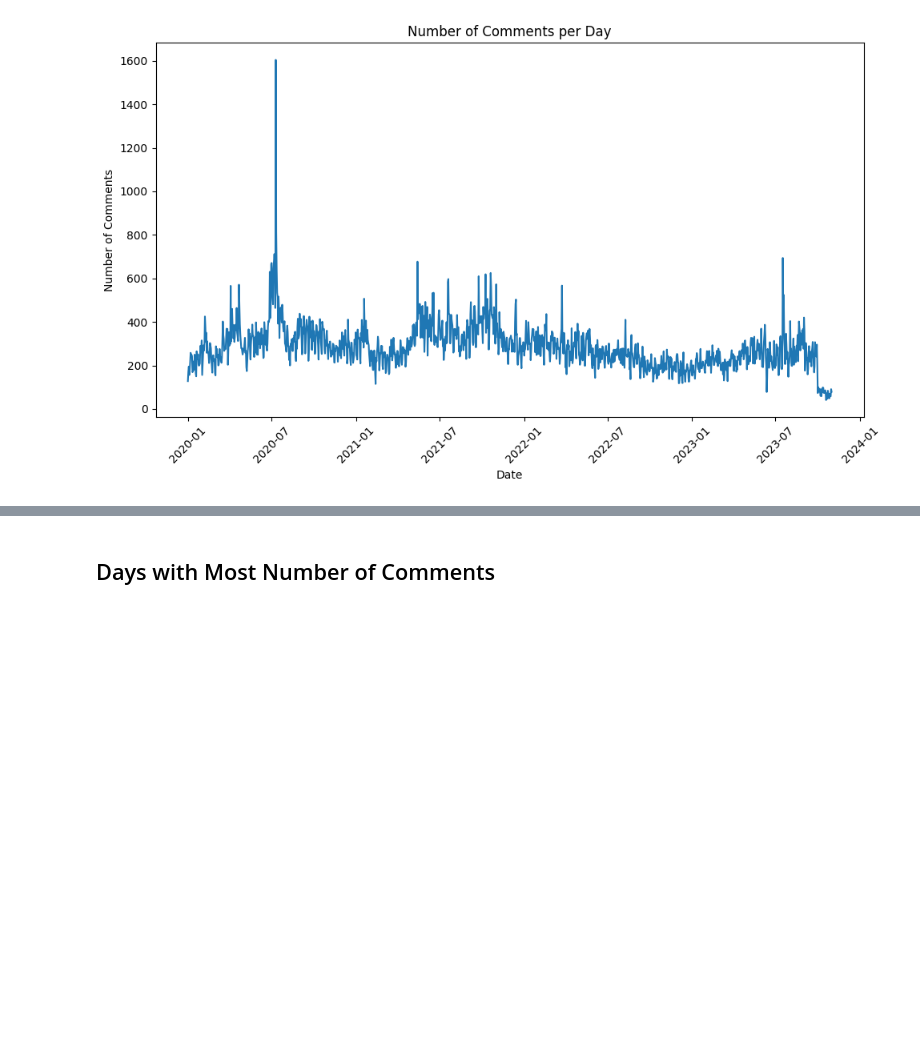
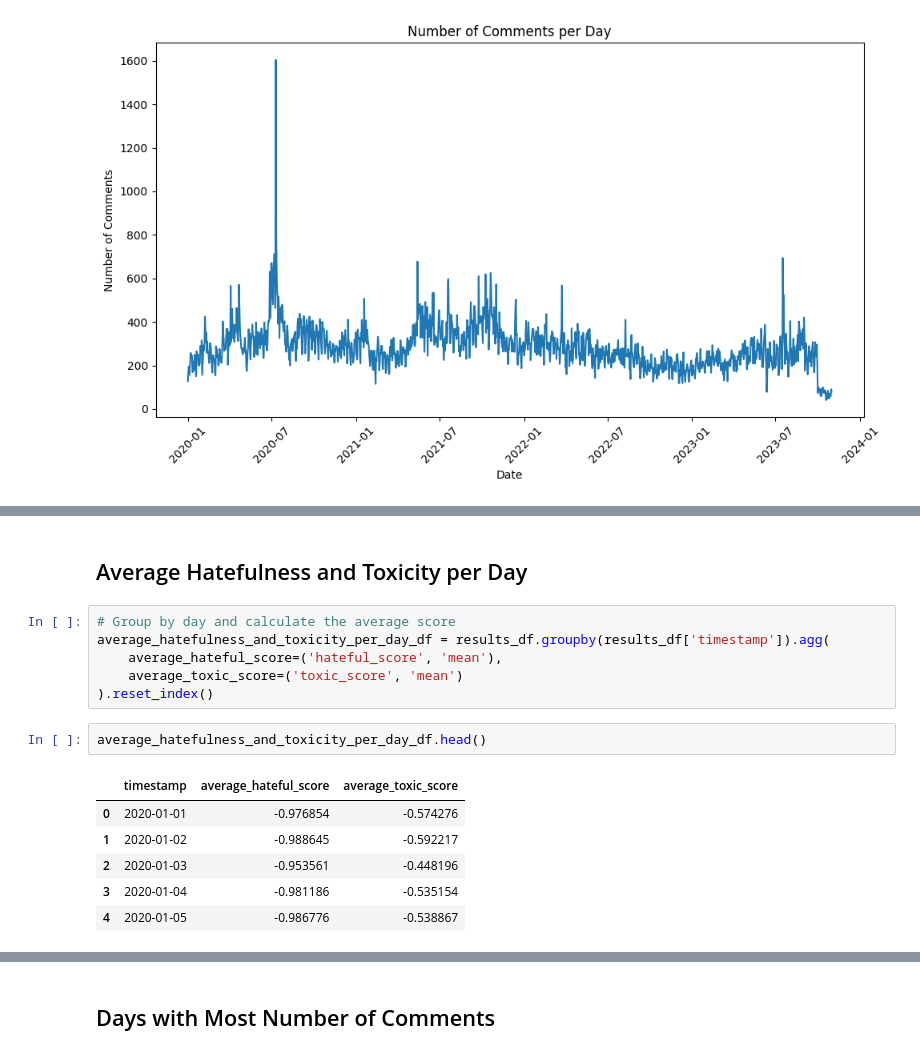
Before and after one commit to rhyden-kx/DSA4264, a Jupyter notebook: eda_2/across_time_2.ipynb, the cells around one changed output, grey strips where cells are left out. Cells and saved outputs as stored; diff of their text form; blank space fills up the shorter version.

```diff
--- a/eda_2/across_time_2.ipynb
+++ b/eda_2/across_time_2.ipynb
@@ -110,0 +151,17 @@ From the Time-series plot, most days receive 200-450 comments. There seem to be
+# %% [markdown]
+## Average Hatefulness and Toxicity per Day
+# %%
+# Group by day and calculate the average score
+average_hatefulness_and_toxicity_per_day_df = results_df.groupby(results_df['timestamp']).agg(
+    average_hateful_score=('hateful_score', 'mean'),
+    average_toxic_score=('toxic_score', 'mean')
+).reset_index()
+# %%
+average_hatefulness_and_toxicity_per_day_df.head()
+# %% [output]
+|  | timestamp | average_hateful_score | average_toxic_score |
+| 0 | 2020-01-01 | -0.976854 | -0.574276 |
+| 1 | 2020-01-02 | -0.988645 | -0.592217 |
+| 2 | 2020-01-03 | -0.953561 | -0.448196 |
+| 3 | 2020-01-04 | -0.981186 | -0.535154 |
+| 4 | 2020-01-05 | -0.986776 | -0.538867 |
```
Also changed, not shown: parts of 10 cells of this notebook.
